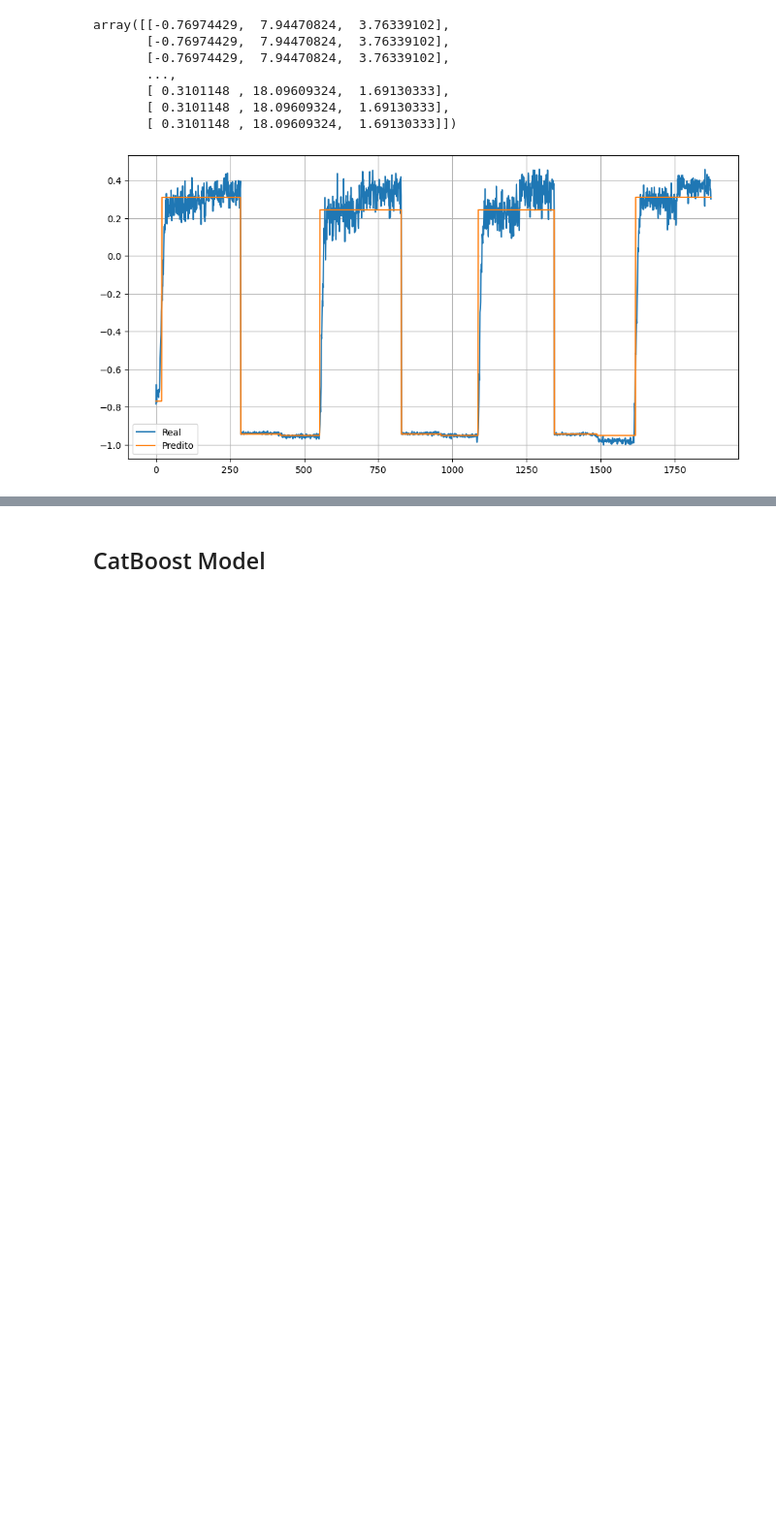
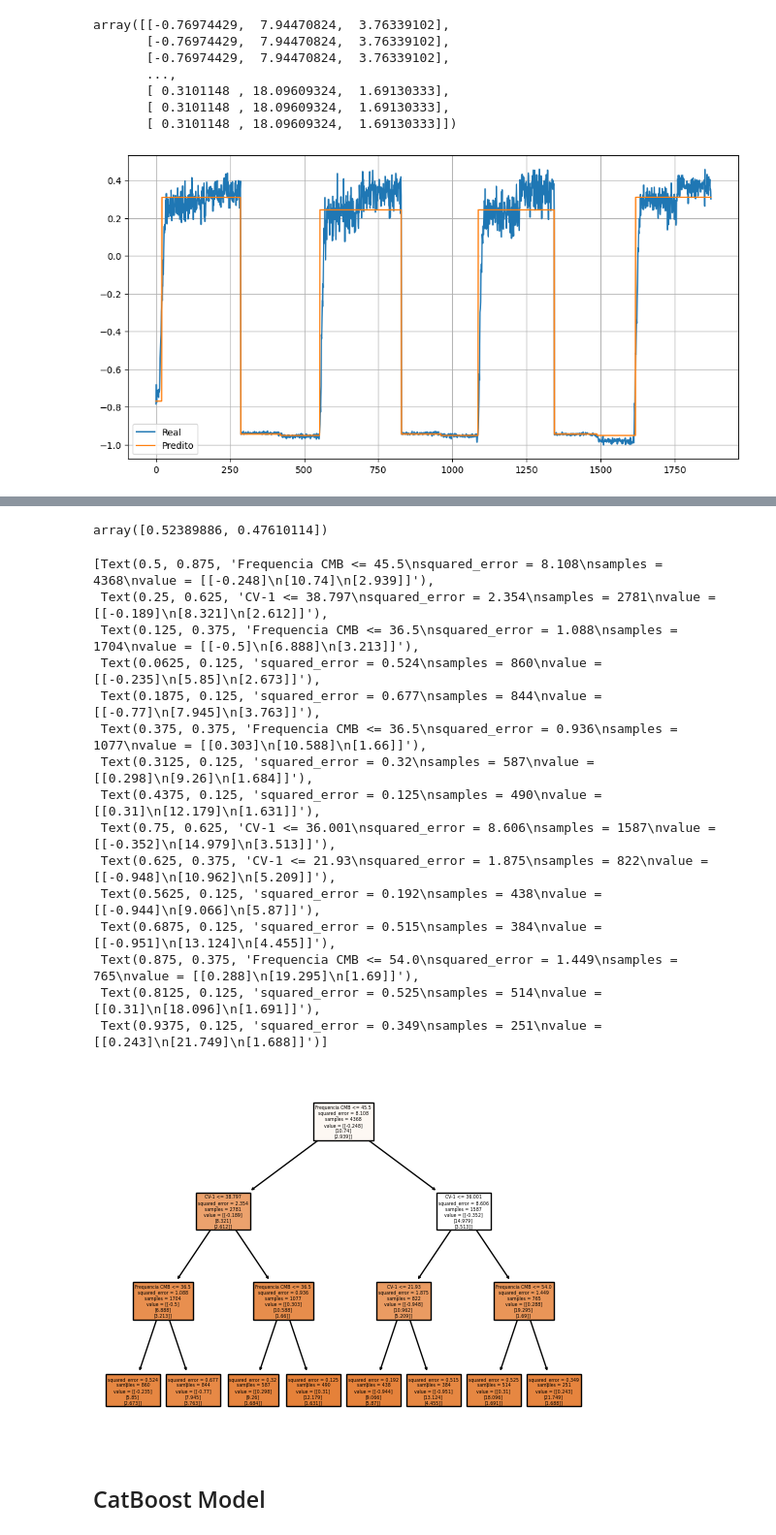
Before and after one commit to Miguel-mmf/smart-automation, a Jupyter notebook: ava02/pt2/tree_based_models.ipynb, the cells around one changed output, grey strips where cells are left out. Shown: that part at 97% size. Cells and saved outputs as stored; diff of their text form; code cells hidden in the pictures; blank space fills up the shorter version.

```diff
--- a/ava02/pt2/catboost_model.ipynb
+++ b/ava02/pt2/tree_based_models.ipynb
@@ -124,3 +136,31 @@ plt.show()
+# %%
+dt_model.feature_importances_
+# %% [output]
+array([0.52389886, 0.47610114])
+# %%
+plot_tree(
+    dt_model,
+    filled=True,
+    feature_names=x_train.columns,
+    class_names=['PT-1', 'PT-2', 'PT-3'],
+)
+# %% [output]
+[Text(0.5, 0.875, 'Frequencia CMB <= 45.5\nsquared_error = 8.108\nsamples = 4368\nvalue = [[-0.248]\n[10.74]\n[2.939]]'),
+ Text(0.25, 0.625, 'CV-1 <= 38.797\nsquared_error = 2.354\nsamples = 2781\nvalue = [[-0.189]\n[8.321]\n[2.612]]'),
+ Text(0.125, 0.375, 'Frequencia CMB <= 36.5\nsquared_error = 1.088\nsamples = 1704\nvalue = [[-0.5]\n[6.888]\n[3.213]]'),
+ Text(0.0625, 0.125, 'squared_error = 0.524\nsamples = 860\nvalue = [[-0.235]\n[5.85]\n[2.673]]'),
+ Text(0.1875, 0.125, 'squared_error = 0.677\nsamples = 844\nvalue = [[-0.77]\n[7.945]\n[3.763]]'),
+ Text(0.375, 0.375, 'Frequencia CMB <= 36.5\nsquared_error = 0.936\nsamples = 1077\nvalue = [[0.303]\n[10.588]\n[1.66]]'),
+ Text(0.3125, 0.125, 'squared_error = 0.32\nsamples = 587\nvalue = [[0.298]\n[9.26]\n[1.684]]'),
+ Text(0.4375, 0.125, 'squared_error = 0.125\nsamples = 490\nvalue = [[0.31]\n[12.179]\n[1.631]]'),
+ Text(0.75, 0.625, 'CV-1 <= 36.001\nsquared_error = 8.606\nsamples = 1587\nvalue = [[-0.352]\n[14.979]\n[3.513]]'),
+ Text(0.625, 0.375, 'CV-1 <= 21.93\nsquared_error = 1.875\nsamples = 822\nvalue = [[-0.948]\n[10.962]\n[5.209]]'),
+ Text(0.5625, 0.125, 'squared_error = 0.192\nsamples = 438\nvalue = [[-0.944]\n[9.066]\n[5.87]]'),
+ Text(0.6875, 0.125, 'squared_error = 0.515\nsamples = 384\nvalue = [[-0.951]\n[13.124]\n[4.455]]'),
+ Text(0.875, 0.375, 'Frequencia CMB <= 54.0\nsquared_error = 1.449\nsamples = 765\nvalue = [[0.288]\n[19.295]\n[1.69]]'),
+ Text(0.8125, 0.125, 'squared_error = 0.525\nsamples = 514\nvalue = [[0.31]\n[18.096]\n[1.691]]'),
+ Text(0.9375, 0.125, 'squared_error = 0.349\nsamples = 251\nvalue = [[0.243]\n[21.749]\n[1.688]]')]
+[figure, added]
 # %% [markdown]
 ## CatBoost Model
 # %%
```
Also changed, not shown: parts of 2 cells of this notebook.
